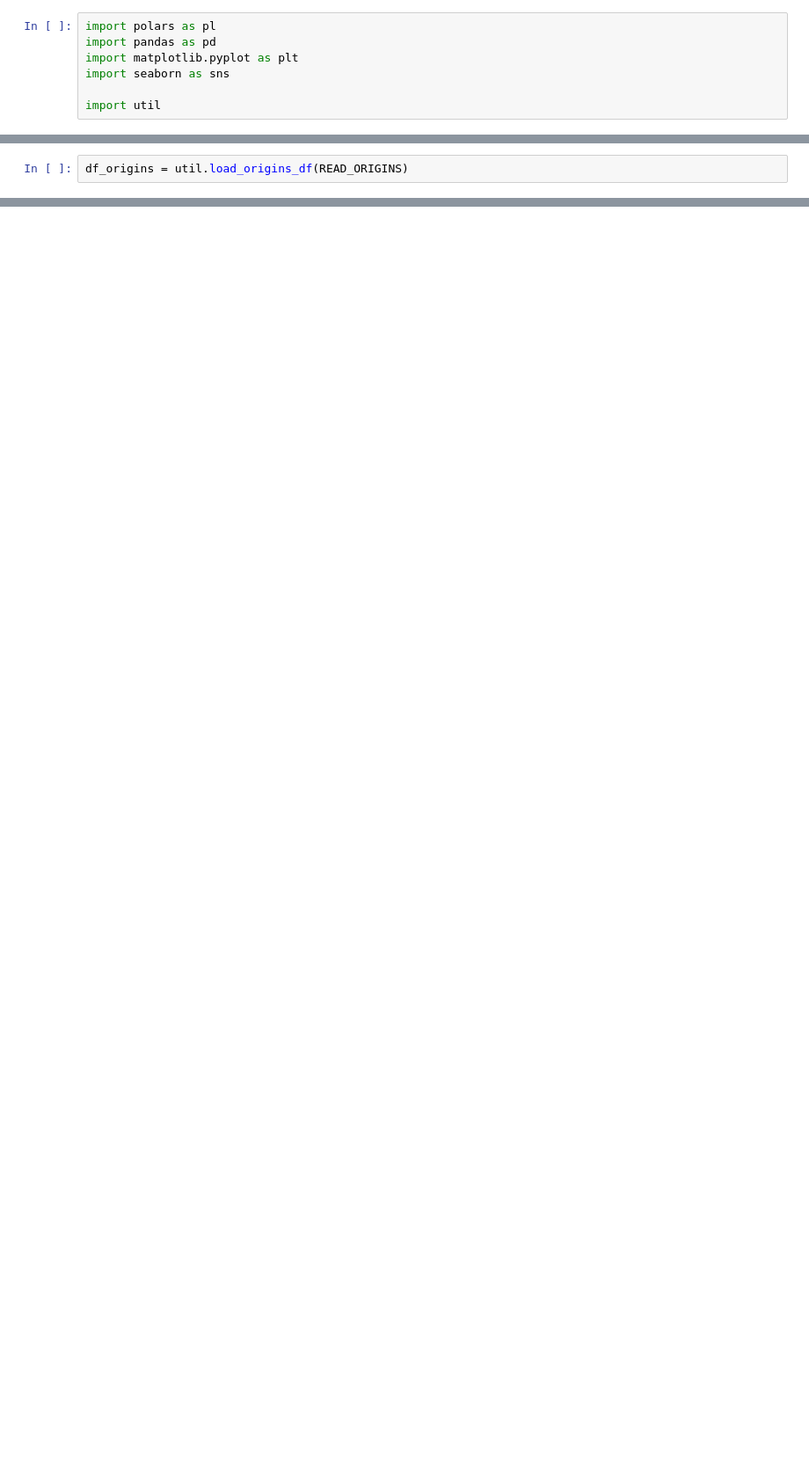
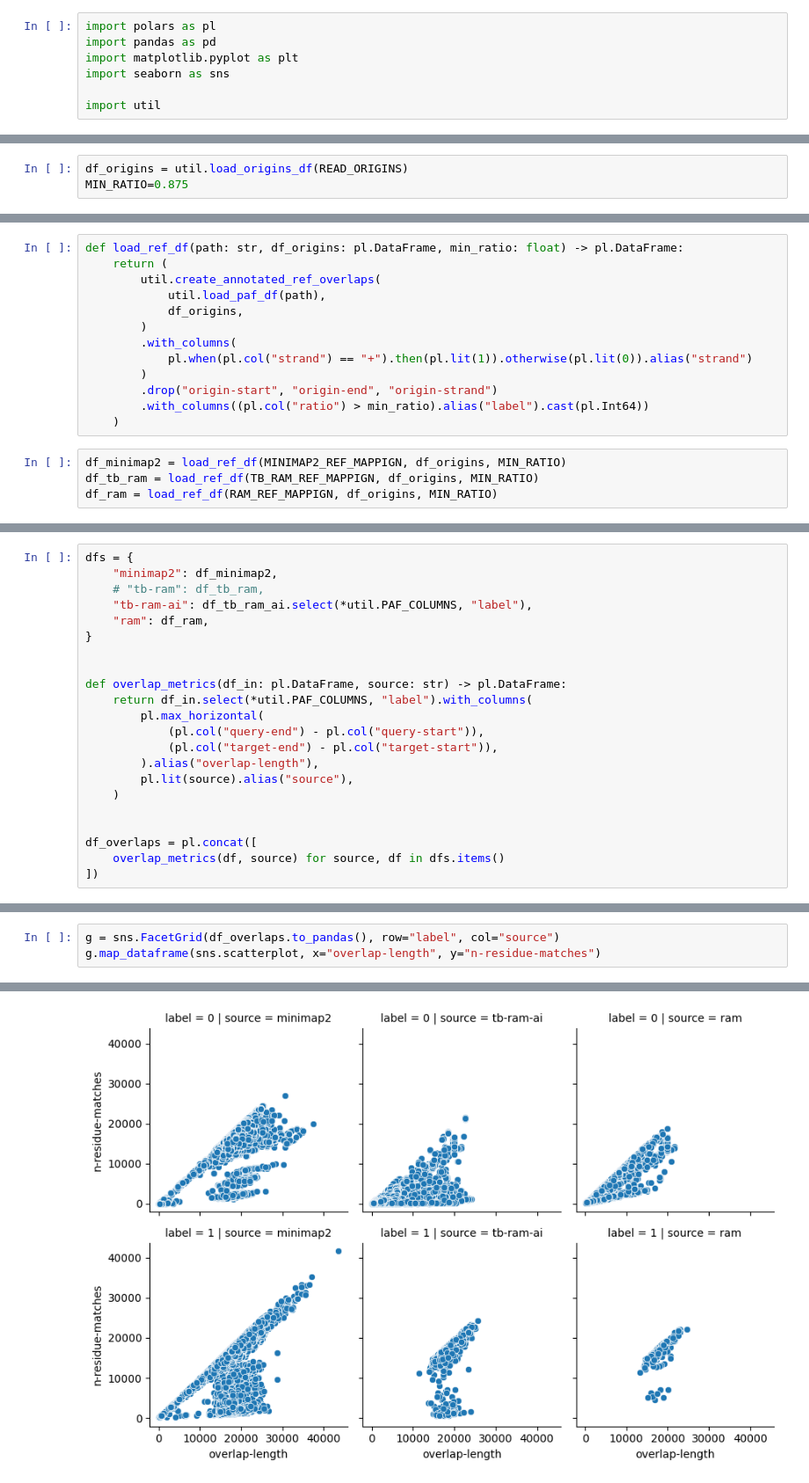
Before and after one commit to tbrekalo/tb-ram, a Jupyter notebook: scripts/notebooks/ram-eval.ipynb, the cells around one changed output, grey strips where cells are left out. Shown at 88% size. Drawn from its saved outputs; the diff is of its cells as text; blank space fills up the shorter version.

```diff
--- a/scripts/notebooks/ram-eval.ipynb
+++ b/scripts/notebooks/ram-eval.ipynb
@@ -16,3 +13,4 @@ MINIMAP2_REF_MAPPIGN = "/storage2/tbrekalo/HG002-simulated/chr19-ovlps-minimap2-
 READ_ORIGINS = "/storage2/tbrekalo/HG002-simulated/chr19-read-origins.csv"
 # %%
 df_origins = util.load_origins_df(READ_ORIGINS)
+MIN_RATIO=0.875
@@ -89,0 +50,17 @@ sns.barplot(df_stats.filter(pl.col("label")).to_pandas(), x="label", y="count",
+# %%
+def load_ref_df(path: str, df_origins: pl.DataFrame, min_ratio: float) -> pl.DataFrame:
+    return (
+        util.create_annotated_ref_overlaps(
+            util.load_paf_df(path),
+            df_origins,
+        )
+        .with_columns(
+            pl.when(pl.col("strand") == "+").then(pl.lit(1)).otherwise(pl.lit(0)).alias("strand")
+        )
+        .drop("origin-start", "origin-end", "origin-strand")
+        .with_columns((pl.col("ratio") > min_ratio).alias("label").cast(pl.Int64))
+    )
+# %%
+df_minimap2 = load_ref_df(MINIMAP2_REF_MAPPIGN, df_origins, MIN_RATIO)
+df_tb_ram = load_ref_df(TB_RAM_REF_MAPPIGN, df_origins, MIN_RATIO)
+df_ram = load_ref_df(RAM_REF_MAPPIGN, df_origins, MIN_RATIO)
@@ -89,0 +90,22 @@ sns.barplot(df_stats.filter(pl.col("label")).to_pandas(), x="label", y="count",
+# %%
+dfs = {
+    "minimap2": df_minimap2,
+    # "tb-ram": df_tb_ram,
+    "tb-ram-ai": df_tb_ram_ai.select(*util.PAF_COLUMNS, "label"),
+    "ram": df_ram,
+}
+
+
+def overlap_metrics(df_in: pl.DataFrame, source: str) -> pl.DataFrame:
+    return df_in.select(*util.PAF_COLUMNS, "label").with_columns(
+        pl.max_horizontal(
+            (pl.col("query-end") - pl.col("query-start")),
+            (pl.col("target-end") - pl.col("target-start")),
+        ).alias("overlap-length"),
+        pl.lit(source).alias("source"),
+    )
+
+
+df_overlaps = pl.concat([
+    overlap_metrics(df, source) for source, df in dfs.items()
+])
@@ -89,0 +131,4 @@ sns.barplot(df_stats.filter(pl.col("label")).to_pandas(), x="label", y="count",
+# %%
+g = sns.FacetGrid(df_overlaps.to_pandas(), row="label", col="source")
+g.map_dataframe(sns.scatterplot, x="overlap-length", y="n-residue-matches")
+# %% [output]
@@ -89,0 +136 @@ sns.barplot(df_stats.filter(pl.col("label")).to_pandas(), x="label", y="count",
+[figure, added]
```
Also changed, not shown: parts of 10 cells of this notebook, 6 other files.
